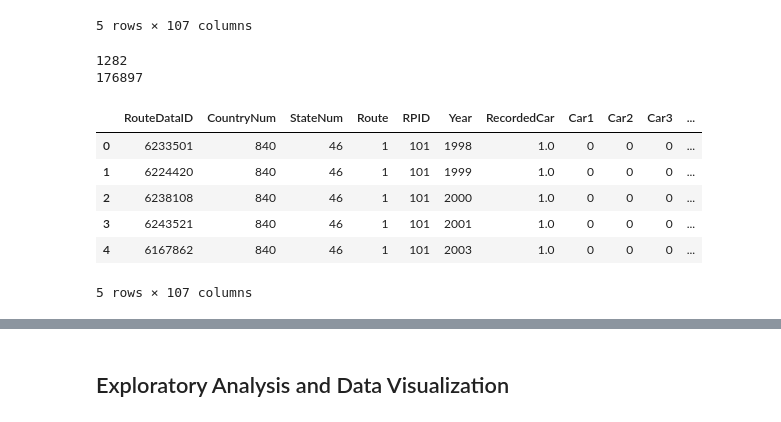
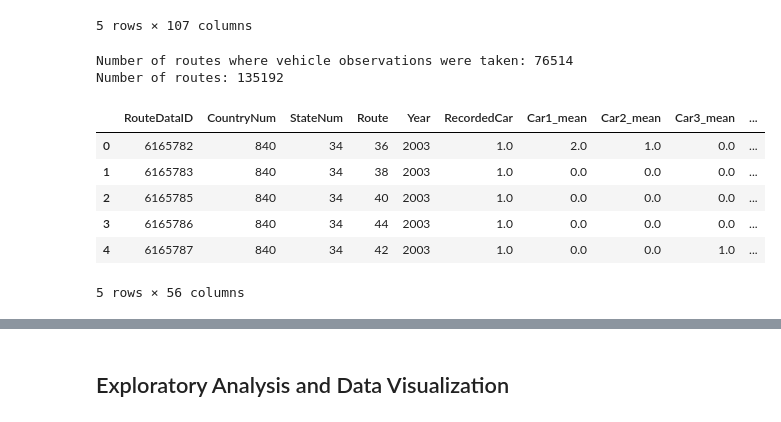
Before and after one commit to Calvin-Davis/CMSC320-FinalProject-Birds, a Jupyter notebook: Code/submission.ipynb, the cells around one changed output, grey strips where cells are left out. Saved outputs shown, nothing was run; the diff lists cells and outputs as text; code cells hidden in the pictures.

```diff
--- a/Code/submission.ipynb
+++ b/Code/submission.ipynb
@@ -200,28 +128,40 @@ vehicles.head(5)
 | 4 | 6358333 | 124 | 4 | 1 | 101 | 2015 | 1.0 | 1 | 1 | 0 | ... |
 5 rows × 107 columns
 # %%
-# get rid of things that aren't Maryland (statenum = 46, countrynum = 840)
-vehicles = vehicles[(vehicles['StateNum'] == 46) & (vehicles['CountryNum'] == 840)]
-
-# note that this data is recorded for very few routes
-print(len(vehicles))
-print(len(md_routes))
+# note that this isn't recorded for every route, otherwise it would have the same length as our cleaned interval_stop_copy dataframe
+# (because interval_stop_copy aggregated over all species, and vehicles does not seperate observations by number of species)
+print(f"Number of routes where vehicle observations were taken: {len(vehicles)}")
+print(f"Number of routes: {len(interval_stop_copy)}")
 
 # get rid of anything that's not certain (NaNs in RecordedCards or 0s in RecordedCar)
 # the .drop() is an alternative to vehciles = vehicles[vehicles['RecordedCar' == 1]]
 # don't chain fillna() and drop() or it won't drop newly-changed zero values
-
 vehicles.fillna(0, inplace=True)
 vehicles.drop(vehicles[vehicles['RecordedCar'] == 0].index, inplace=True)
 vehicles.reset_index(drop = True, inplace=True)
+vehicles.drop(vehicles.columns[vehicles.columns.get_loc('Noise1'):], axis=1, inplace=True)
+
+vehicles = vehicles[(vehicles['RPID'] >= 101) & (vehicles['RPID'] <= 104)]
+
+car_dict = {}
+for x in range(1, 51):
+    car_dict[f'Car{x}'] = ['mean']
+
+vehicles = vehicles.groupby(['RouteDataID','CountryNum', 'StateNum', 'Route', 'Year', 'RecordedCar']).agg(car_dict)
+
+# flatten the multiindices in both the columns and rows
+vehicles.columns = ['_'.join(col) for col in vehicles.columns.values]
+vehicles.reset_index(inplace=True)
+
+
 vehicles.head(5)
 # %% [output]
-1282
-176897
+Number of routes where vehicle observations were taken: 76514
+Number of routes: 135192
-|  | RouteDataID | CountryNum | StateNum | Route | RPID | Year | RecordedCar | Car1 | Car2 | Car3 | ... |
-| 0 | 6233501 | 840 | 46 | 1 | 101 | 1998 | 1.0 | 0 | 0 | 0 | ... |
-| 1 | 6224420 | 840 | 46 | 1 | 101 | 1999 | 1.0 | 0 | 0 | 0 | ... |
-| 2 | 6238108 | 840 | 46 | 1 | 101 | 2000 | 1.0 | 0 | 0 | 0 | ... |
-| 3 | 6243521 | 840 | 46 | 1 | 101 | 2001 | 1.0 | 0 | 0 | 0 | ... |
-| 4 | 6167862 | 840 | 46 | 1 | 101 | 2003 | 1.0 | 0 | 0 | 0 | ... |
+|  | RouteDataID | CountryNum | StateNum | Route | Year | RecordedCar | Car1_mean | Car2_mean | Car3_mean | ... |
+| 0 | 6165782 | 840 | 34 | 36 | 2003 | 1.0 | 2.0 | 1.0 | 0.0 | ... |
+| 1 | 6165783 | 840 | 34 | 38 | 2003 | 1.0 | 0.0 | 0.0 | 0.0 | ... |
+| 2 | 6165785 | 840 | 34 | 40 | 2003 | 1.0 | 0.0 | 0.0 | 0.0 | ... |
+| 3 | 6165786 | 840 | 34 | 44 | 2003 | 1.0 | 0.0 | 0.0 | 0.0 | ... |
+| 4 | 6165787 | 840 | 34 | 42 | 2003 | 1.0 | 0.0 | 0.0 | 1.0 | ... |
-5 rows × 107 columns
+5 rows × 56 columns
```
Also changed, not shown: parts of 22 cells of this notebook.
